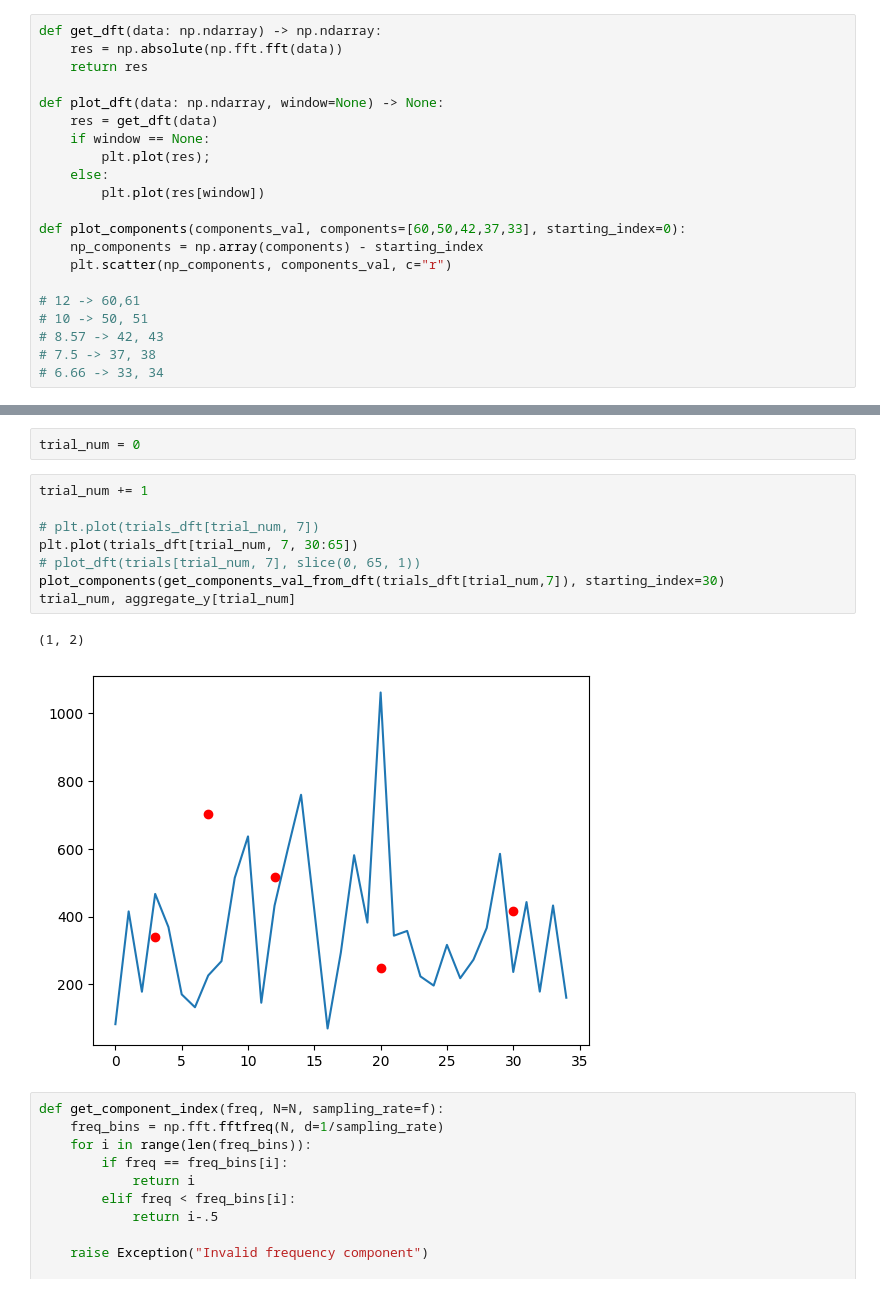
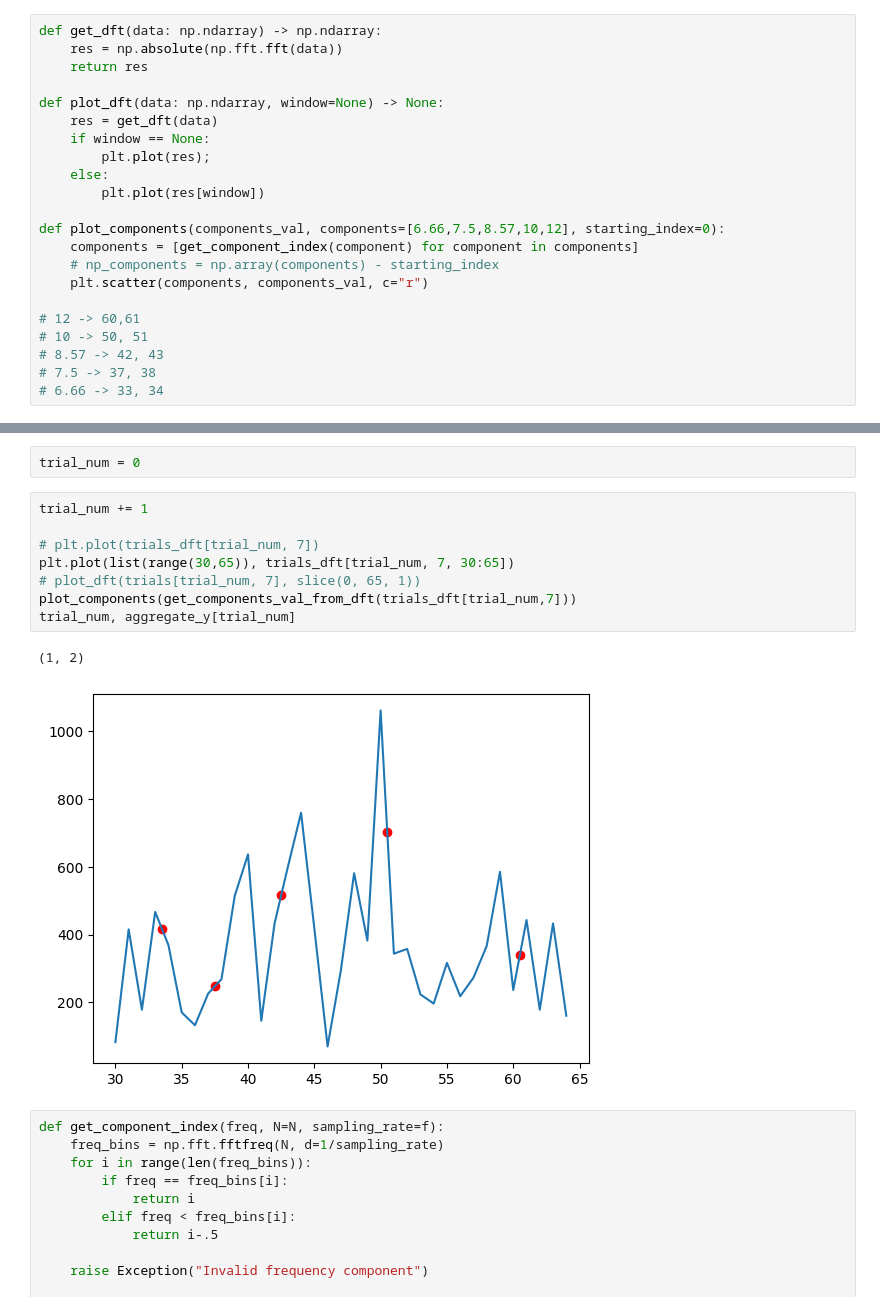
Before and after one commit to MostafaBelo/DSP_Project, a Jupyter notebook: code.ipynb, the cells around one changed output, grey strips where cells are left out. Cells and saved outputs as stored; diff of their text form.

```diff
--- a/code.ipynb
+++ b/code.ipynb
@@ -135,9 +135,10 @@ def plot_dft(data: np.ndarray, window=None) -> None:
     else:
         plt.plot(res[window])
 
-def plot_components(components_val, components=[60,50,42,37,33], starting_index=0):
-    np_components = np.array(components) - starting_index
-    plt.scatter(np_components, components_val, c="r")
+def plot_components(components_val, components=[6.66,7.5,8.57,10,12], starting_index=0):
+    components = [get_component_index(component) for component in components]
+    # np_components = np.array(components) - starting_index
+    plt.scatter(components, components_val, c="r")
 
 # 12 -> 60,61
 # 10 -> 50, 51
@@ -166,14 +167,14 @@ trial_num = 0
 # %%
 trial_num += 1
 
 # plt.plot(trials_dft[trial_num, 7])
-plt.plot(trials_dft[trial_num, 7, 30:65])
+plt.plot(list(range(30,65)), trials_dft[trial_num, 7, 30:65])
 # plot_dft(trials[trial_num, 7], slice(0, 65, 1))
-plot_components(get_components_val_from_dft(trials_dft[trial_num,7]), starting_index=30)
+plot_components(get_components_val_from_dft(trials_dft[trial_num,7]))
 trial_num, aggregate_y[trial_num]
 # %% [output]
 (1, 2)
-[figure, old version]
+[figure, new version]
 # %%
 def get_component_index(freq, N=N, sampling_rate=f):
     freq_bins = np.fft.fftfreq(N, d=1/sampling_rate)
```
Also changed, not shown: parts of 3 cells of this notebook, 1 other file.
